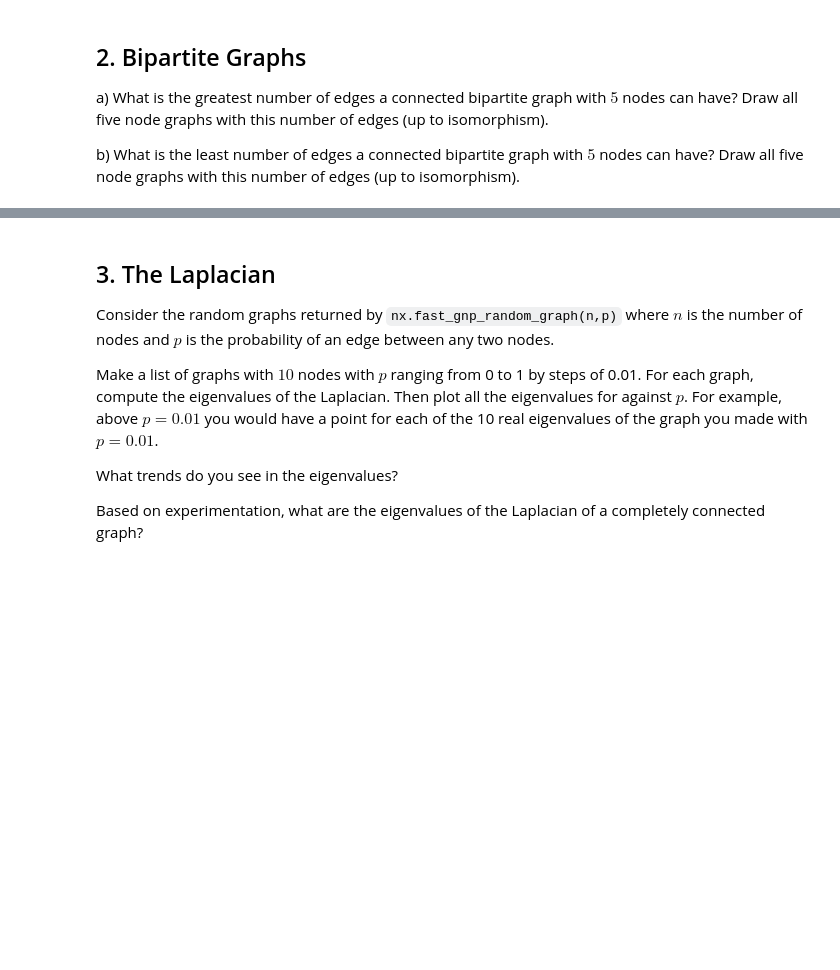
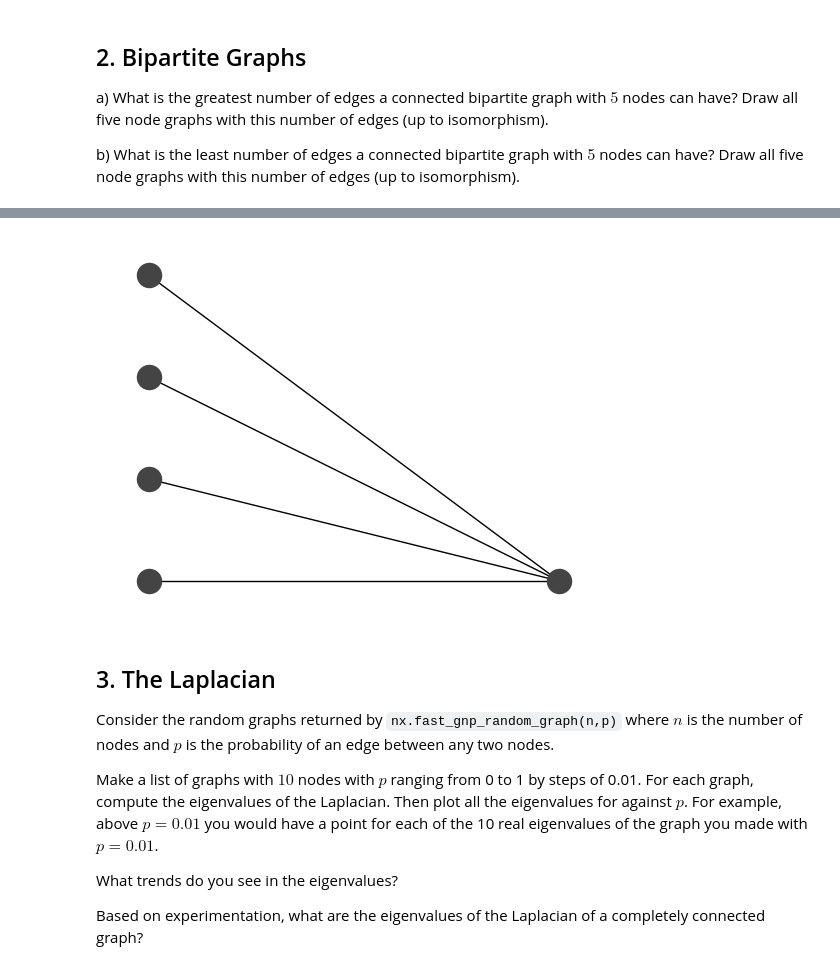
Before and after one commit to enriquea02/uw, a Jupyter notebook: eep502_analytical_methods_for_electrical_engineering/homework/HW_07_Graphs_eantunano.ipynb, the cells around one changed output, grey strips where cells are left out. Cells and saved outputs as stored; diff of their text form; code cells hidden in the pictures; blank space fills up the shorter version.

```diff
--- a/eep502_analytical_methods_for_electrical_engineering/homework/HW_07_Graphs_eantunano.ipynb
+++ b/eep502_analytical_methods_for_electrical_engineering/homework/HW_07_Graphs_eantunano.ipynb
@@ -121,3 +152,13 @@ b) What is the least number of edges a connected bipartite graph with $5$ nodes
+# %%
+# Graph least number of edge bipartite graph with 5 nodes
+G = nx.Graph()
+G.add_nodes_from([1,2,3,4,5])
+G.add_edges_from([(1,2),(1,3),(1,4),(1,5)])
+
+bipartite_graph,ax = plt.subplots(1,1)
+nx.draw(G, ax=ax, pos=nx.bipartite_layout(G,[2,3,4,5]),with_labels=False, node_color='#444444',font_color="white")
+# %% [output]
+[figure, added]
 # %% [markdown]
 ## 3. The Laplacian
 
```
Also changed, not shown: parts of 4 cells of this notebook.
